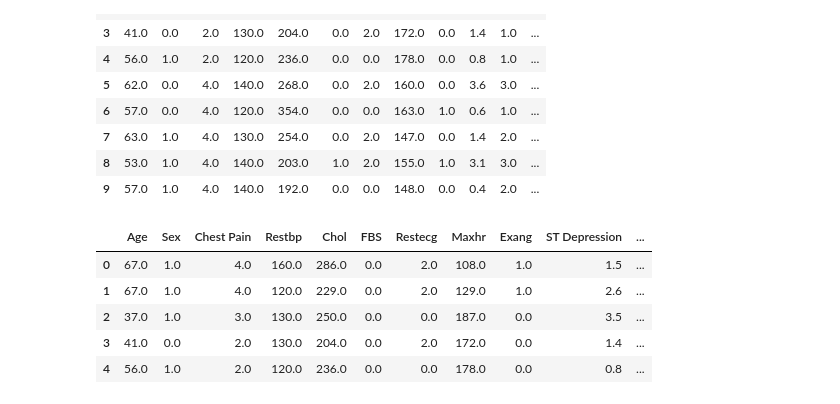
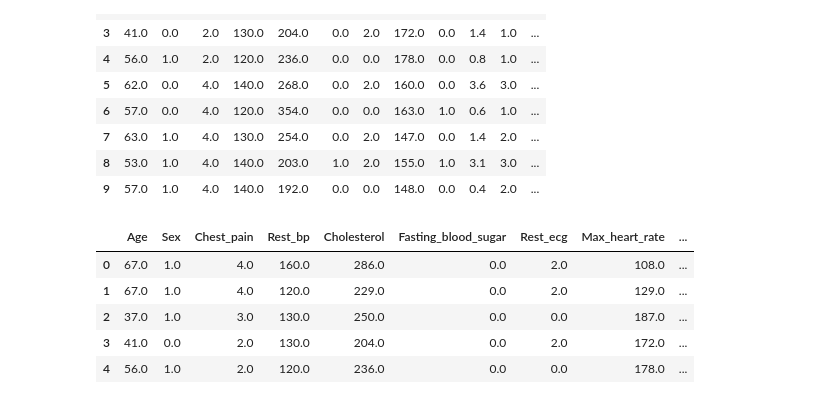
Before and after one commit to tsdandekar24/TanavDandekar_csci_1070_course, a Jupyter notebook: week_10_homework.ipynb, the cells around one changed output. Saved outputs shown, nothing was run; the diff lists cells and outputs as text; code cells hidden in the pictures.

```diff
--- a/week_10_homework.ipynb
+++ b/week_10_homework.ipynb
@@ -22,15 +22,15 @@ cleveland_df.head(10)
 | 8 | 53.0 | 1.0 | 4.0 | 140.0 | 203.0 | 1.0 | 2.0 | 155.0 | 1.0 | 3.1 | 3.0 | ... |
 | 9 | 57.0 | 1.0 | 4.0 | 140.0 | 192.0 | 0.0 | 0.0 | 148.0 | 0.0 | 0.4 | 2.0 | ... |
 # %%
-cleveland_df.rename(columns = {"63.0" : "Age", "1.0" : "Sex", "1.0.1" : "Chest Pain", "145.0" : "Restbp",
-                       "233.0" : "Chol", "1.0.2" : "FBS", "2.0" : "Restecg", "150.0" : "Maxhr",
-                       "0.0" : "Exang", "2.3" : "ST Depression", "3.0" : "Slope",  "0.0.1" : "Vessels",
+cleveland_df.rename(columns = {"63.0" : "Age", "1.0" : "Sex", "1.0.1" : "Chest_pain", "145.0" : "Rest_bp",
+                       "233.0" : "Cholesterol", "1.0.2" : "Fasting_blood_sugar", "2.0" : "Rest_ecg", "150.0" : "Max_heart_rate",
+                       "0.0" : "Exercise_induced_angina", "2.3" : "ST_depression", "3.0" : "Slope",  "0.0.1" : "Major_vessels",
                        "6.0" : "Thal",  "0" : "Diagnosis"}, inplace = True)
 cleveland_df.head()
 # %% [output]
-|  | Age | Sex | Chest Pain | Restbp | Chol | FBS | Restecg | Maxhr | Exang | ST Depression | ... |
-| 0 | 67.0 | 1.0 | 4.0 | 160.0 | 286.0 | 0.0 | 2.0 | 108.0 | 1.0 | 1.5 | ... |
-| 1 | 67.0 | 1.0 | 4.0 | 120.0 | 229.0 | 0.0 | 2.0 | 129.0 | 1.0 | 2.6 | ... |
-| 2 | 37.0 | 1.0 | 3.0 | 130.0 | 250.0 | 0.0 | 0.0 | 187.0 | 0.0 | 3.5 | ... |
-| 3 | 41.0 | 0.0 | 2.0 | 130.0 | 204.0 | 0.0 | 2.0 | 172.0 | 0.0 | 1.4 | ... |
-| 4 | 56.0 | 1.0 | 2.0 | 120.0 | 236.0 | 0.0 | 0.0 | 178.0 | 0.0 | 0.8 | ... |
+|  | Age | Sex | Chest_pain | Rest_bp | Cholesterol | Fasting_blood_sugar | Rest_ecg | Max_heart_rate | ... |
+| 0 | 67.0 | 1.0 | 4.0 | 160.0 | 286.0 | 0.0 | 2.0 | 108.0 | ... |
+| 1 | 67.0 | 1.0 | 4.0 | 120.0 | 229.0 | 0.0 | 2.0 | 129.0 | ... |
+| 2 | 37.0 | 1.0 | 3.0 | 130.0 | 250.0 | 0.0 | 0.0 | 187.0 | ... |
+| 3 | 41.0 | 0.0 | 2.0 | 130.0 | 204.0 | 0.0 | 2.0 | 172.0 | ... |
+| 4 | 56.0 | 1.0 | 2.0 | 120.0 | 236.0 | 0.0 | 0.0 | 178.0 | ... |
```
Also changed, not shown: parts of 30 cells of this notebook.
